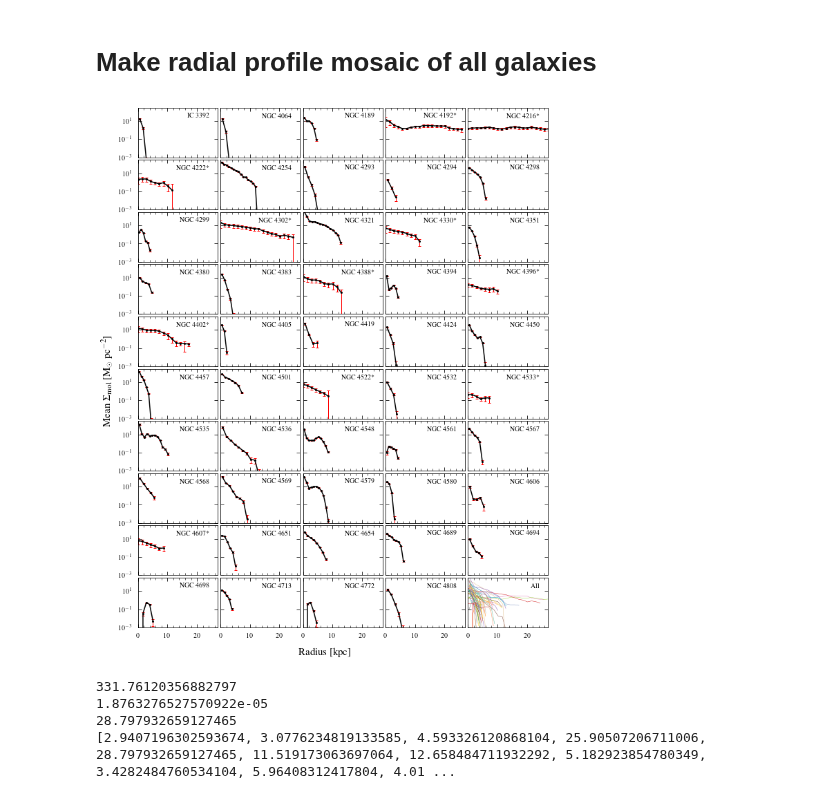
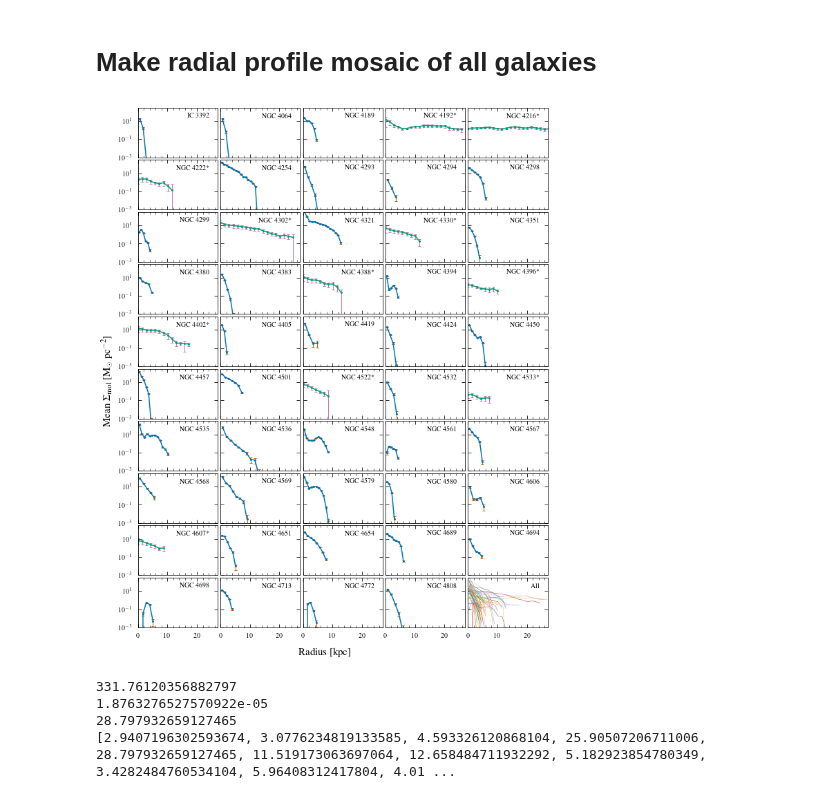
Before and after one commit to BearBearCodes/coop_f2021, a Jupyter notebook: galaxies/gas_densities/gas_density.ipynb, the cells around one changed output. Drawn from its saved outputs; the diff is of its cells as text; code cells hidden in the pictures.

```diff
--- a/galaxies/gas_densities/gas_density.ipynb
+++ b/galaxies/gas_densities/gas_density.ipynb
@@ -488,7 +489,7 @@ def fix_aspect_ratio_semilogy(ax, aspect_ratio):
 
 
 #
-# Plot individual radial profiles
+# Plot 1 radial profile per subplot
 #
 # galaxies_to_plot = [
 #     galaxy
@@ -499,15 +500,22 @@ galaxies_to_plot = galaxies
 
 fig, axs = plt.subplots(nrows=10, ncols=5, figsize=(9, 11), sharex=True, sharey=True)
 for ax, galname, i in zip(axs.flatten()[:-1], galaxies_to_plot, inclinations):
+    is_high_i = i >= i_threshold
     galidx = galaxies.index(galname)
+    if is_high_i:
+        tmp_color = sns.color_palette("colorblind")[2]
+        tmp_ecolor = sns.color_palette("colorblind")[4]
+    else:
+        tmp_color = sns.color_palette("colorblind")[0]
+        tmp_ecolor = sns.color_palette("colorblind")[3]
     ebar = ax.errorbar(
         x=radius_kpc[galidx],
         y=radial_profiles[galidx].avg_data,
         yerr=radial_profiles[galidx].avg_data_err,
         fmt="-o",
         markersize=2,
-        color="k",
-        ecolor="r",
+        color=tmp_color,
+        ecolor=tmp_ecolor,
         elinewidth=1,
         capsize=2,
     )
@@ -516,11 +524,11 @@ for ax, galname, i in zip(axs.flatten()[:-1], galaxies_to_plot, inclinations):
     ax.semilogy()
     fix_aspect_ratio_semilogy(ax, 0.625)
     # Galaxy name in top right corner + add space between letters and numbers in galname
-    high_i_str = "*" if i >= i_threshold else ""
+    high_i_str = "*" if is_high_i else ""
     ax.text(0.9, 0.8, re.sub(r"(\d+)", " \\1", galname) + high_i_str, c="k", ha="right", transform=ax.transAxes)
     ax.grid(False)
 #
-# Plot all radial profiles
+# Plot all radial profiles in 1 subplot
 #
 for galname in galaxies:
     galidx = galaxies.index(galname)
@@ -528,34 +536,34 @@ for galname in galaxies:
         radius_kpc[galidx], radial_profiles[galidx].avg_data, lw=0.5
     )
 axs[-1, -1].text(0.9, 0.8, "All", c="k", ha="right", transform=axs[-1, -1].transAxes)
 axs[-1, -1].set_ylim(1e-3, 3e2)
 axs[-1, -1].set_xlim(0, 27)
 axs[-1, -1].semilogy()
 fix_aspect_ratio_semilogy(axs[-1, -1], 0.625)
 axs[-1, -1].grid(False)
 #
 # Common x- and y-axis labels
 #
 # for ax in axs[-1, :]:
 #     ax.set_xlabel("Radius [kpc]")
 # for ax in axs[:, 0]:
 #     ax.set_ylabel(r"$\Sigma_{\rm mol}$ [$\rm M_\odot\; pc^{-2}$]")
 fig.text(0.5, 0.0, "Radius [kpc]", ha="center", fontsize=15)
 fig.text(
     0.0,
     0.5,
     f"{avg_function.capitalize()} " + r"$\Sigma_{\rm mol}$ [$\rm M_\odot\; pc^{-2}$]",
     va="center",
     rotation="vertical",
     fontsize=15,
 )
 #
 # fig.tight_layout(pad=0)
 plt.subplots_adjust(left=0.08, right=1.0, bottom=0.05, top=1.0, wspace=0.007, hspace=0.05)
 # fig.savefig("/arc/home/IsaacCheng/coop_f2021/galaxies/gas_densities/gas_density_i_corr.pdf")
 plt.show()
 # %% [output]
-[figure, old version]
+[figure, new version]
 # %%
 maxyval = np.nanmax([np.nanmax(rp.avg_data) for rp in radial_profiles])
 minyval = np.nanmin([np.nanmin(rp.avg_data[rp.avg_data > 0]) for rp in radial_profiles])
```
Also changed, not shown: parts of 1 cell of this notebook, 14 other files.
